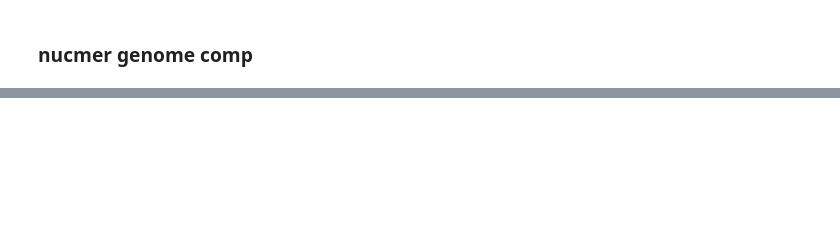
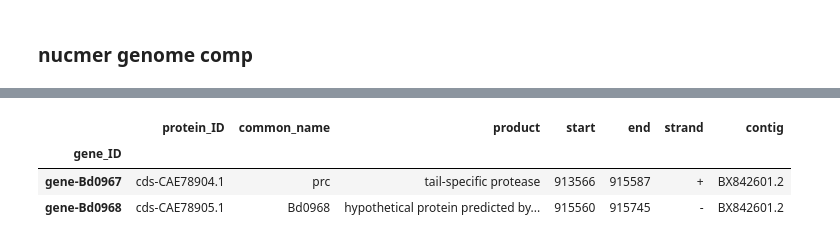
Before and after one commit to JonWinkelman/mummer_genome_comparison, a Jupyter notebook: mummer_comparison.ipynb, the cells around one changed output, grey strips where cells are left out. Drawn from its saved outputs; the diff is of its cells as text; code cells hidden in the pictures; blank space fills up the shorter version.

```diff
--- a/mummer_comparison.ipynb
+++ b/mummer_comparison.ipynb
@@ -215,0 +257,8 @@ show_coords_fp2 = delta_file_2.with_suffix('.show_coords')
+# %%
+comp_genome_2_del_dfs[0]
+map_location_to_genes(912571, 916579, annot_df)
+# %% [output]
+|  | protein_ID | common_name | product | start | end | strand | contig |
+| gene_ID |  |  |  |  |  |  |  |
+| gene-Bd0967 | cds-CAE78904.1 | prc | tail-specific protease | 913566 | 915587 | + | BX842601.2 |
+| gene-Bd0968 | cds-CAE78905.1 | Bd0968 | hypothetical protein predicted by... | 915560 | 915745 | - | BX842601.2 |
```
Also changed, not shown: parts of 17 cells of this notebook.
